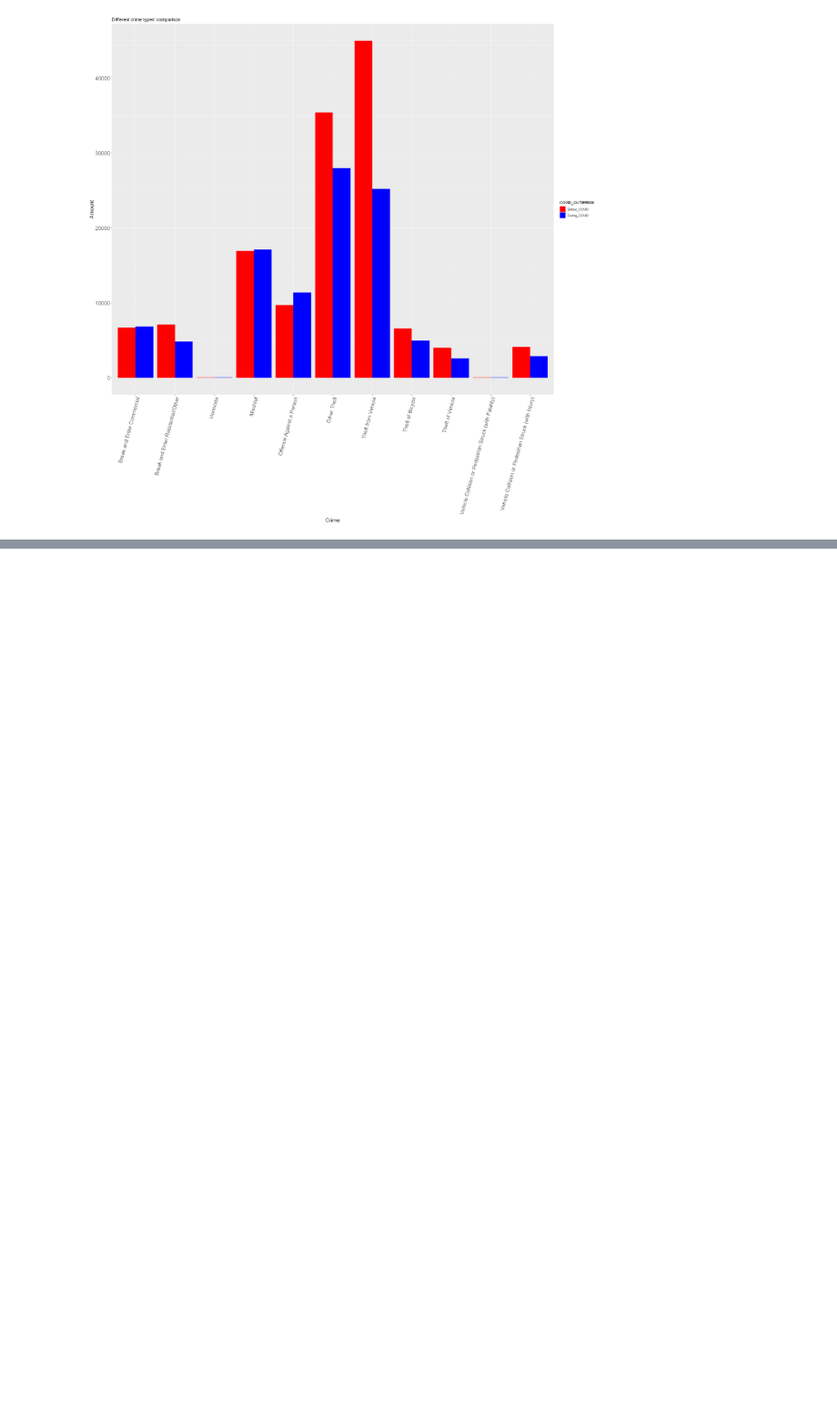
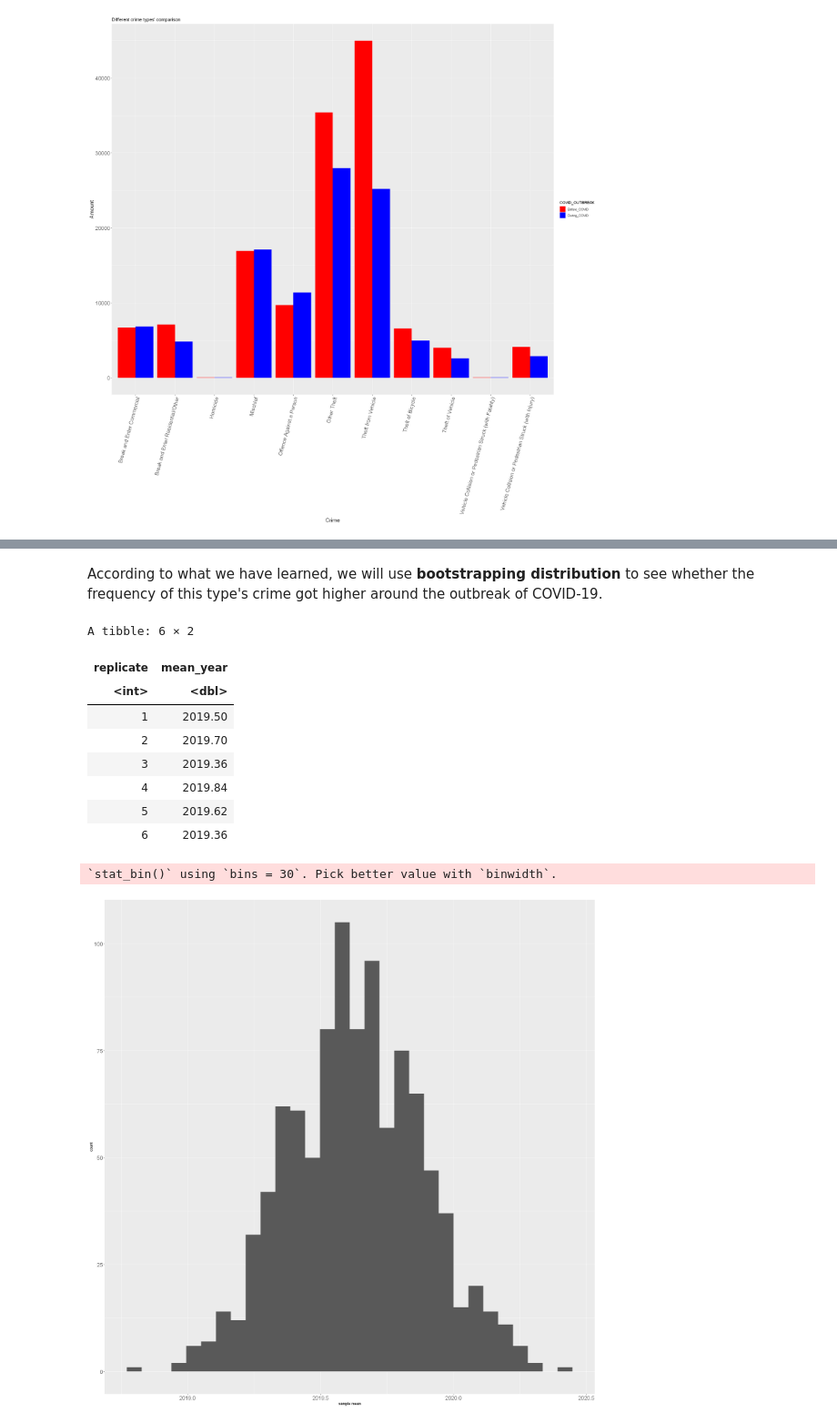
Before and after one commit to Rz02/stat201_2022w2_group_06_project, a Jupyter notebook: crime_rate_comparison.ipynb, the cells around one changed output, grey strips where cells are left out. Shown at 91% size. Drawn from its saved outputs; the diff is of its cells as text; code cells hidden in the pictures; blank space fills up the shorter version.

Commit message:
boostrapping distribution

```diff
--- a/crime_rate_comparison.ipynb
+++ b/crime_rate_comparison.ipynb
@@ -118,12 +118,12 @@ out_break <- crime %>%
     ))
 
 # Group by `TYPE` and `COVID_OUTBREAK` for analysis
-crime <- out_break %>%
+criming <- out_break %>%
     group_by(TYPE, COVID_OUTBREAK) %>%
     count() %>%
     spread(key = TYPE, value = n, fill = 0)
 
-transposed_crime <- t(crime)
+transposed_crime <- t(criming)
 
 transposed_crime
 # %% [output]
@@ -173,0 +174,6 @@ Among these types which have abnormal change, we would like to see the one with
+# %%
+crime_for_offence <- crime %>%
+    filter(TYPE == "Offence Against a Person") %>%
+    select(YEAR)
+
+head(crime_for_offence)
@@ -173,0 +190,32 @@ Among these types which have abnormal change, we would like to see the one with
+# %% [markdown]
+According to what we have learned, we will use **bootstrapping distribution** to see whether the frequency of this type's crime got higher around the outbreak of COVID-19.
+# %%
+# make the data in the YEAR column numerical
+crime_for_offence$YEAR <- as.numeric(crime_for_offence$YEAR)
+
+# Distribution
+crime_data_filtered <- crime_for_offence %>%
+    rep_sample_n(size = 50, replace = TRUE, reps = 1000) %>%
+    group_by(replicate) %>%
+    summarise(mean_year = mean(YEAR))
+head(crime_data_filtered)
+
+# Visualization
+crime_data_filtered_vis <- ggplot(crime_data_filtered, aes(x = mean_year)) +
+    geom_histogram() +
+    labs(x = "sample mean") +
+    theme(axis.text = element_text(size = 15))
+
+crime_data_filtered_vis
+# %% [output]
+A tibble: 6 × 2
+| replicate | mean_year |
+| <int> | <dbl> |
+| 1 | 2019.50 |
+| 2 | 2019.70 |
+| 3 | 2019.36 |
+| 4 | 2019.84 |
+| 5 | 2019.62 |
+| 6 | 2019.36 |
+`stat_bin()` using `bins = 30`. Pick better value with `binwidth`.
+[figure, added]
```
Also changed, not shown: parts of 4 cells of this notebook.
